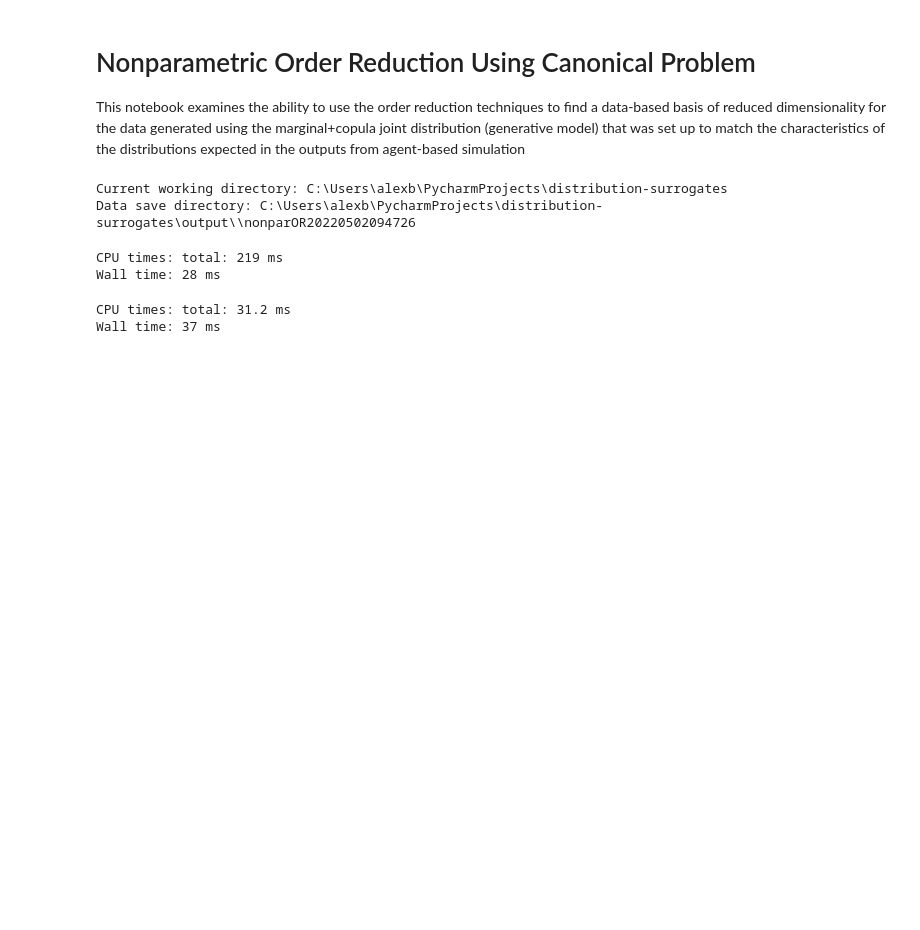
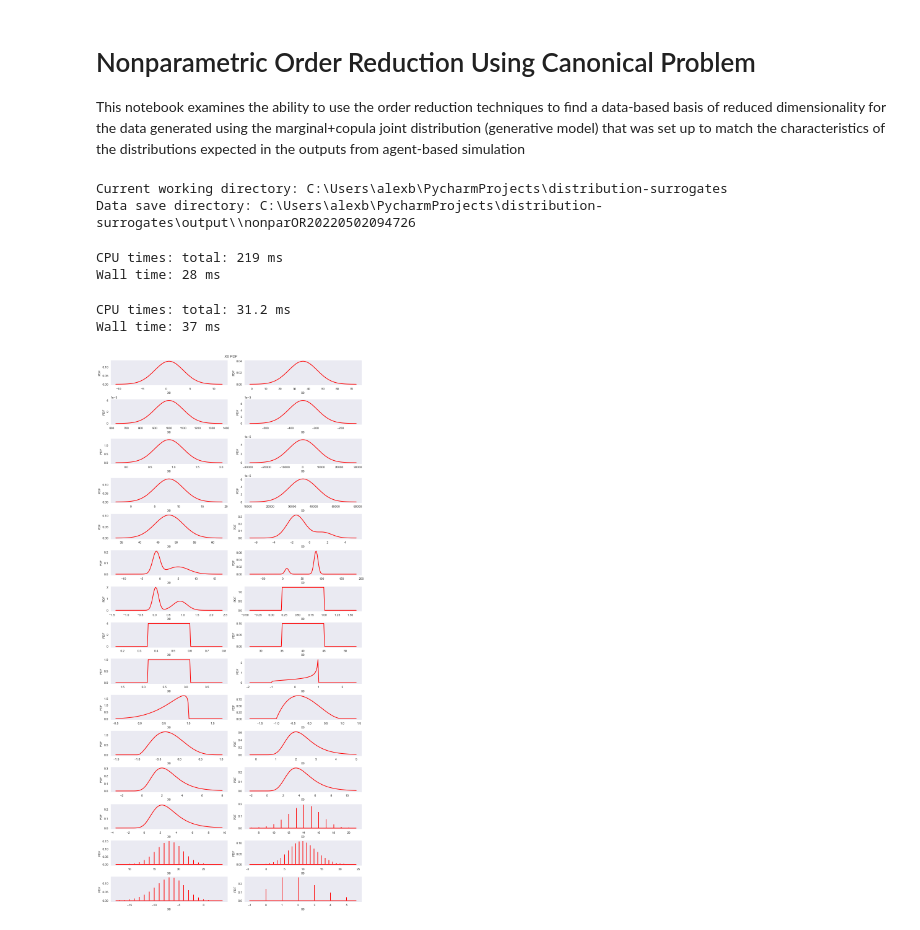
Before and after one commit to acb-code/distribution-surrogates, a Jupyter notebook: 3_emulator_nonparametric_OR.ipynb, the cells around one changed output. Drawn from its saved outputs; the diff is of its cells as text; code cells hidden in the pictures; blank space fills up the shorter version.

```diff
--- a/3_emulator_nonparametric_OR.ipynb
+++ b/3_emulator_nonparametric_OR.ipynb
@@ -343,3 +345,22 @@ data_ex.data_setup_from_samples()
 # %% [output]
 CPU times: total: 31.2 ms
 Wall time: 37 ms
+# %%
+# non-parametric OR notebook ------
+
+# generate data for non-parametric OR experiment
+x_in = np.array([1000., 6500., -1.0, 0.2, 0.2, 45., 1.2, 3.0, 0.6, 2.2, 0.7, 0.6, 12., 8., 2.])
+single_sim = Simulation(x_in, 42)
+sample_set = single_sim.get_joint_distribution_samples(1000)
+dists = single_sim.marginals
+
+# plot the true marginal distributions
+fig1, ax1 = plt.subplots(15, 2, figsize=(12,25), constrained_layout=True)
+ax = ax1.ravel()
+for i in range(0,len(dists)):
+    pdfdraw = dists[i].drawPDF()
+    pdfview = ot.viewer.View(pdfdraw,axes=ax[i:])
+    ax[i].get_legend().remove()
+    ax[i].grid(visible=False)
+# %% [output]
+[figure, added]
```
Also changed, not shown: parts of 25 cells of this notebook.
